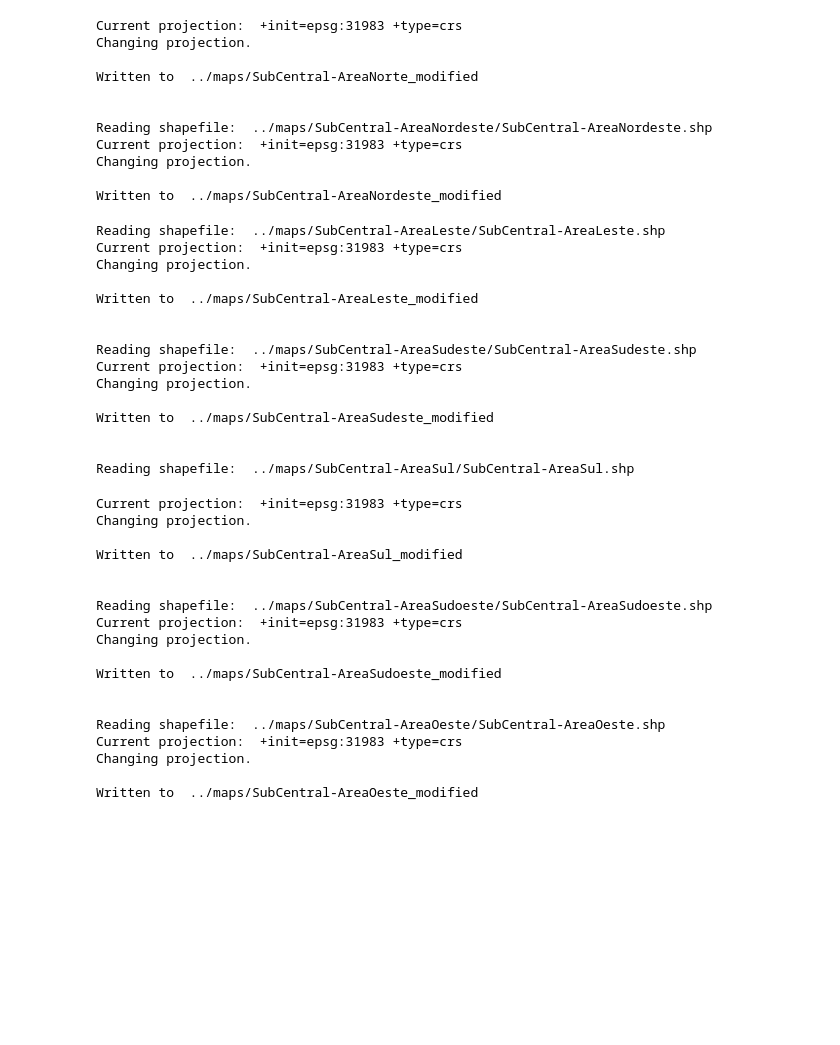
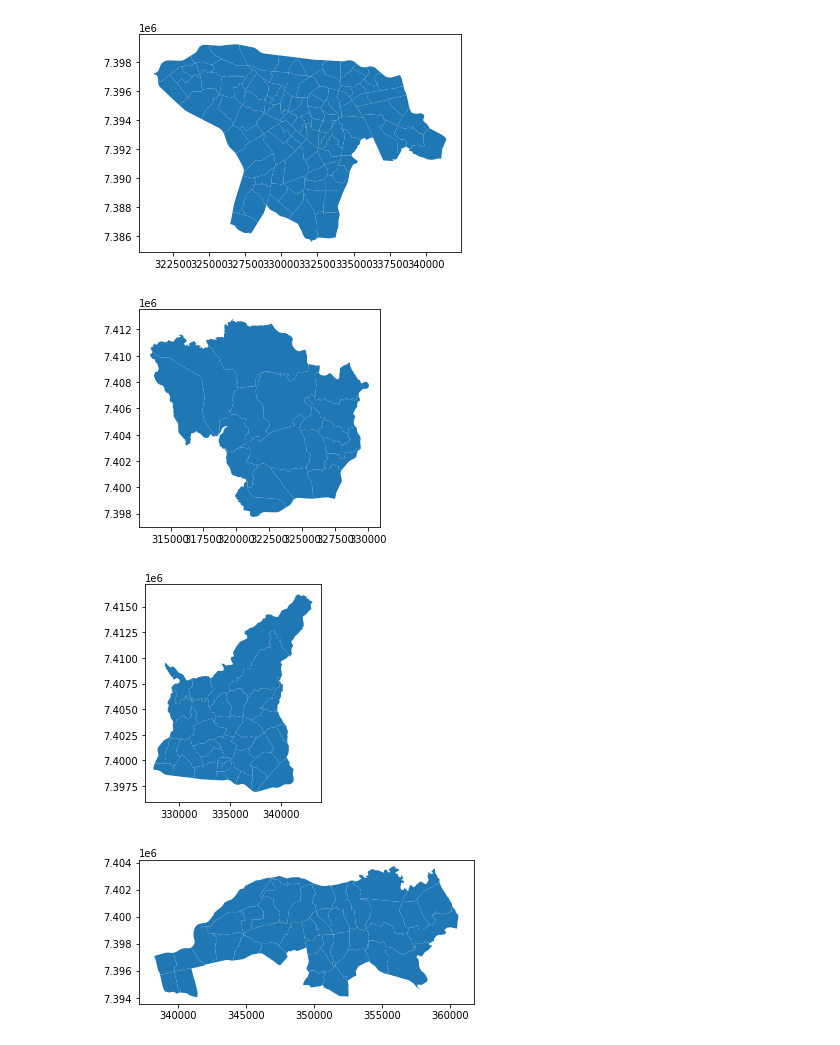
Before and after one commit to PedestrianTripsVis/ic, a Jupyter notebook: notebooks/Reproject.ipynb, the cells around one changed output. Cells and saved outputs as stored; diff of their text form; code cells hidden in the pictures; blank space fills up the shorter version.

```diff
--- a/notebooks/Reproject.ipynb
+++ b/notebooks/Reproject.ipynb
@@ -15,20 +15,20 @@ def read_shape(shapefile):
     # Read the shapefile pointed in the spec.json
     print("Reading shapefile: ", shapefile)
     zones_shape = gpd.read_file(shapefile, encoding='latin')
-    zones_shape.crs = {'init': 'epsg:31983'}
     print("Current projection: ", zones_shape.crs)
 
     # Projection used as Coordinate System, compatible with Cubu lat/lon format
     projection = {'proj': 'longlat', 'ellps': 'WGS84', 'no_defs': True}
 
     # Change projection for long/lat if different and save to new file
+    zones_shape_modified = None
     if(zones_shape.crs != projection):
         print("Changing projection.\n")
-        zones_shape = zones_shape.to_crs(projection)
+        zones_shape_modified = zones_shape.to_crs(projection)
         print("Written to ", os.path.dirname(shapefile) + '_modified\n\n')
-        zones_shape.to_file(os.path.dirname(shapefile) + '_modified')
+        zones_shape_modified.to_file(os.path.dirname(shapefile) + '_modified')
 
-    return zones_shape
+    return zones_shape, zones_shape_modified
 # %%
 MAPS_DIR='../maps/'
 
@@ -45,6 +45,7 @@ areas = [
 ]
 
 for area in areas:
-    read_shape(f'{MAPS_DIR}{area}/{area}.shp')
+    zone = read_shape(f'{MAPS_DIR}{area}/{area}.shp')
+    zone.plot()
 # %% [output]
 Reading shapefile:  ../maps/SubCentral-AreaCentral/SubCentral-AreaCentral.shp
@@ -65,44 +69,4 @@ Reading shapefile:  ../maps/SubCentral-AreaNorte/SubCentral-AreaNorte.shp
-Current projection:  +init=epsg:31983 +type=crs
-Changing projection.
-
-Written to  ../maps/SubCentral-AreaNorte_modified
-
-
-Reading shapefile:  ../maps/SubCentral-AreaNordeste/SubCentral-AreaNordeste.shp
-Current projection:  +init=epsg:31983 +type=crs
-Changing projection.
-
-Written to  ../maps/SubCentral-AreaNordeste_modified
-Reading shapefile:  ../maps/SubCentral-AreaLeste/SubCentral-AreaLeste.shp
-Current projection:  +init=epsg:31983 +type=crs
-Changing projection.
-
-Written to  ../maps/SubCentral-AreaLeste_modified
-
-
-Reading shapefile:  ../maps/SubCentral-AreaSudeste/SubCentral-AreaSudeste.shp
-Current projection:  +init=epsg:31983 +type=crs
-Changing projection.
-
-Written to  ../maps/SubCentral-AreaSudeste_modified
-
-
-Reading shapefile:  ../maps/SubCentral-AreaSul/SubCentral-AreaSul.shp
-Current projection:  +init=epsg:31983 +type=crs
-Changing projection.
-
-Written to  ../maps/SubCentral-AreaSul_modified
-
-
-Reading shapefile:  ../maps/SubCentral-AreaSudoeste/SubCentral-AreaSudoeste.shp
-Current projection:  +init=epsg:31983 +type=crs
-Changing projection.
-
-Written to  ../maps/SubCentral-AreaSudoeste_modified
-
-
-Reading shapefile:  ../maps/SubCentral-AreaOeste/SubCentral-AreaOeste.shp
-Current projection:  +init=epsg:31983 +type=crs
-Changing projection.
-
-Written to  ../maps/SubCentral-AreaOeste_modified
+[figure, added]
+[figure, added]
+[figure, added]
+[figure, added]
```
Also changed, not shown: parts of 1 cell of this notebook, 9 other files.
